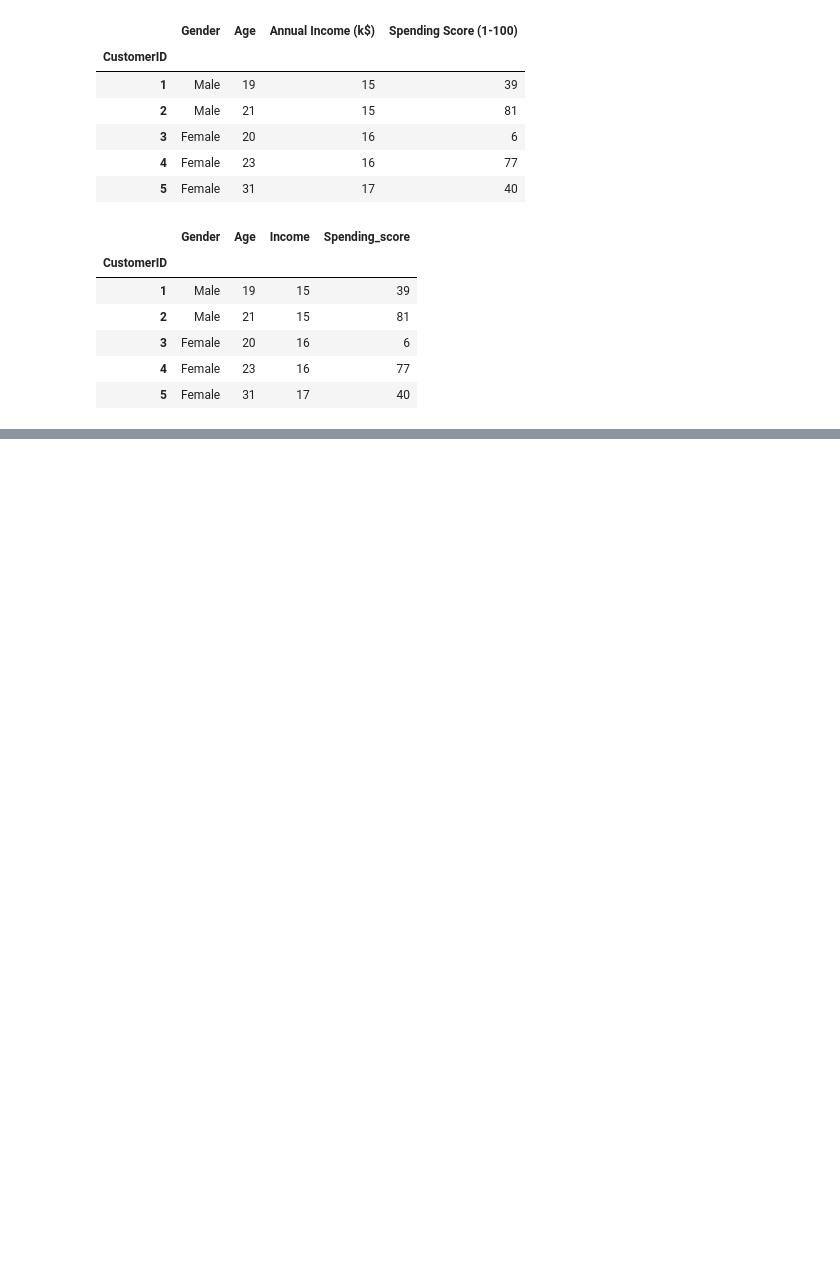
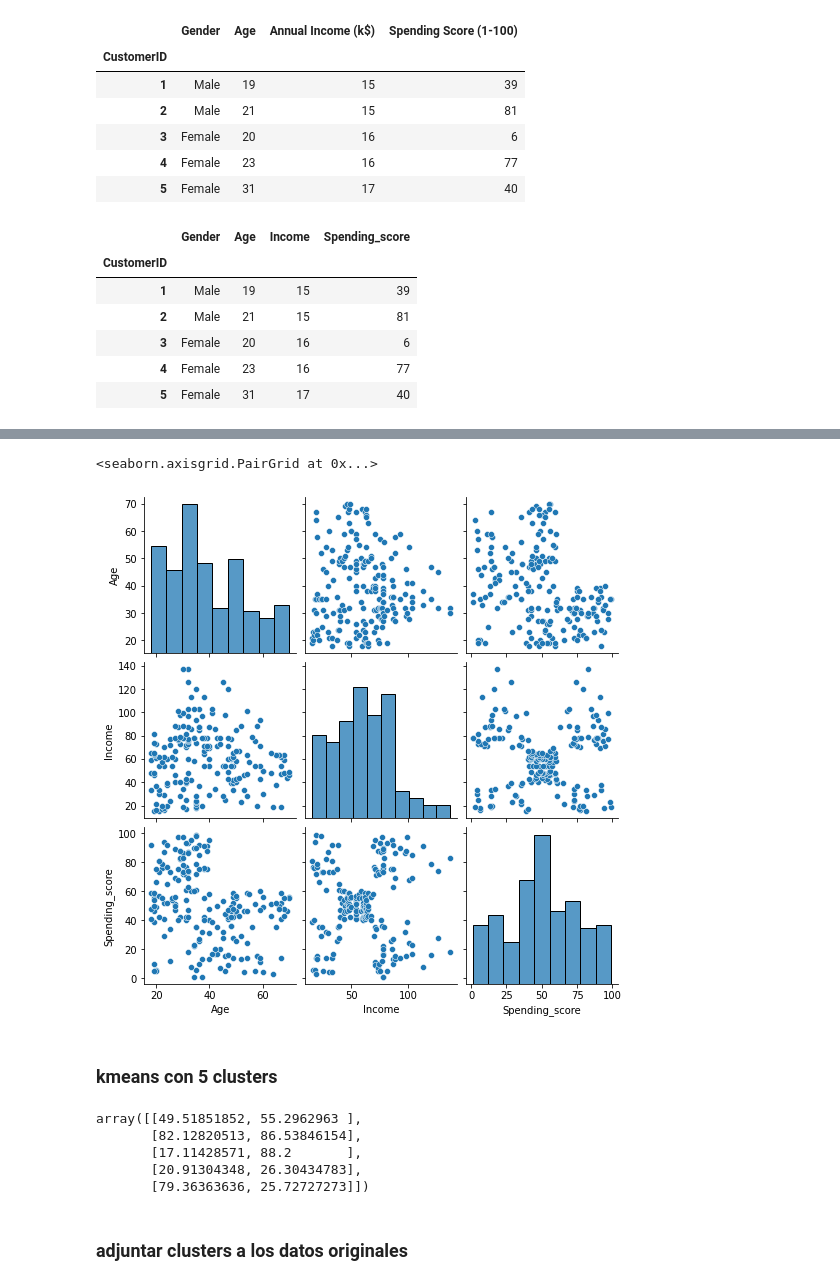
Before and after one commit to Eva02Daruma/Preparacion-prueba-2-IA, a Jupyter notebook: prepKmeans.ipynb, the cells around one changed output, grey strips where cells are left out. Drawn from its saved outputs; the diff is of its cells as text; code cells hidden in the pictures; blank space fills up the shorter version.

Commit message:
preparacion de kmeans parte 2 , ejemplo 2 añadido

```diff
--- a/prepKmeans.ipynb
+++ b/prepKmeans.ipynb
@@ -49,0 +67,8 @@ df.head()
+# %%
+#los datos que queremos utilizar son edad , sueldo y su puntuacion de compras
+sns.pairplot(df[['Age','Income','Spending_score']])
+# %% [output]
+<seaborn.axisgrid.PairGrid at 0x...>
+[figure, added]
+# %% [markdown]
+### kmeans con 5 clusters
@@ -49,0 +81,10 @@ df.head()
+# %%
+kmeans.cluster_centers_
+# %% [output]
+array([[49.51851852, 55.2962963 ],
+       [82.12820513, 86.53846154],
+       [17.11428571, 88.2       ],
+       [20.91304348, 26.30434783],
+       [79.36363636, 25.72727273]])
+# %% [markdown]
+### adjuntar clusters a los datos originales
```
Also changed, not shown: parts of 12 cells of this notebook.
